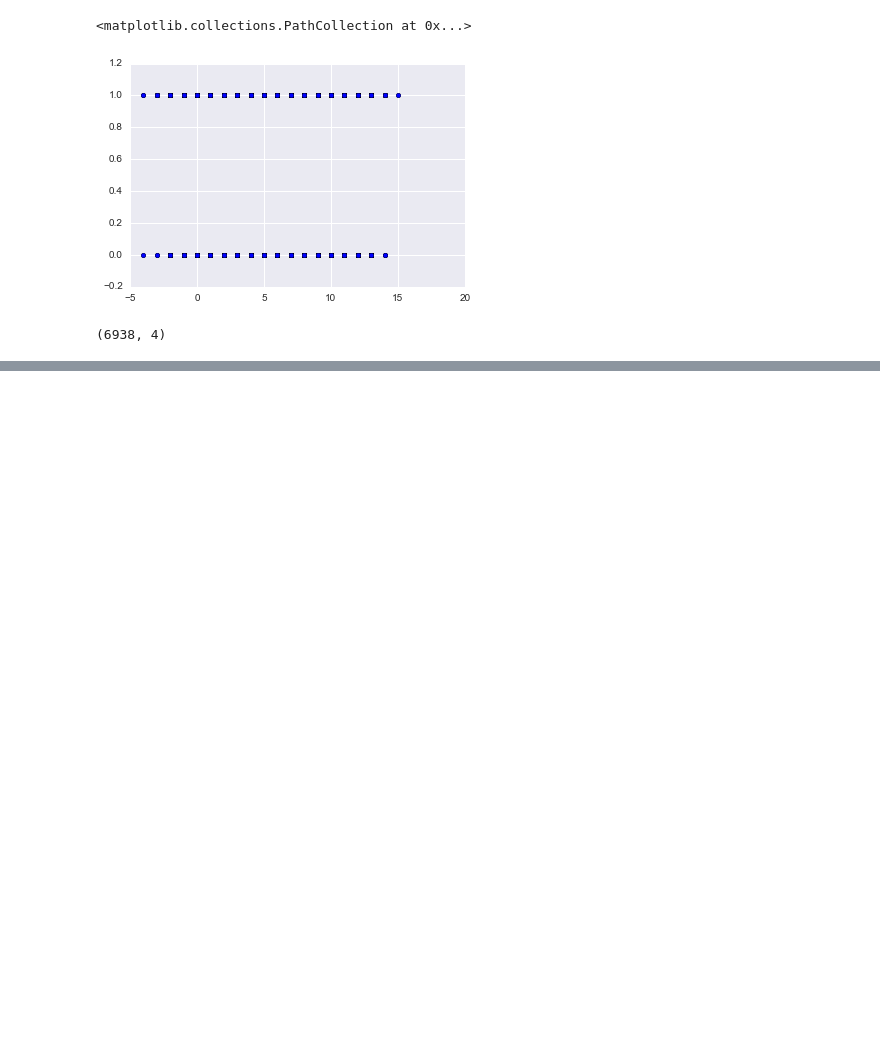
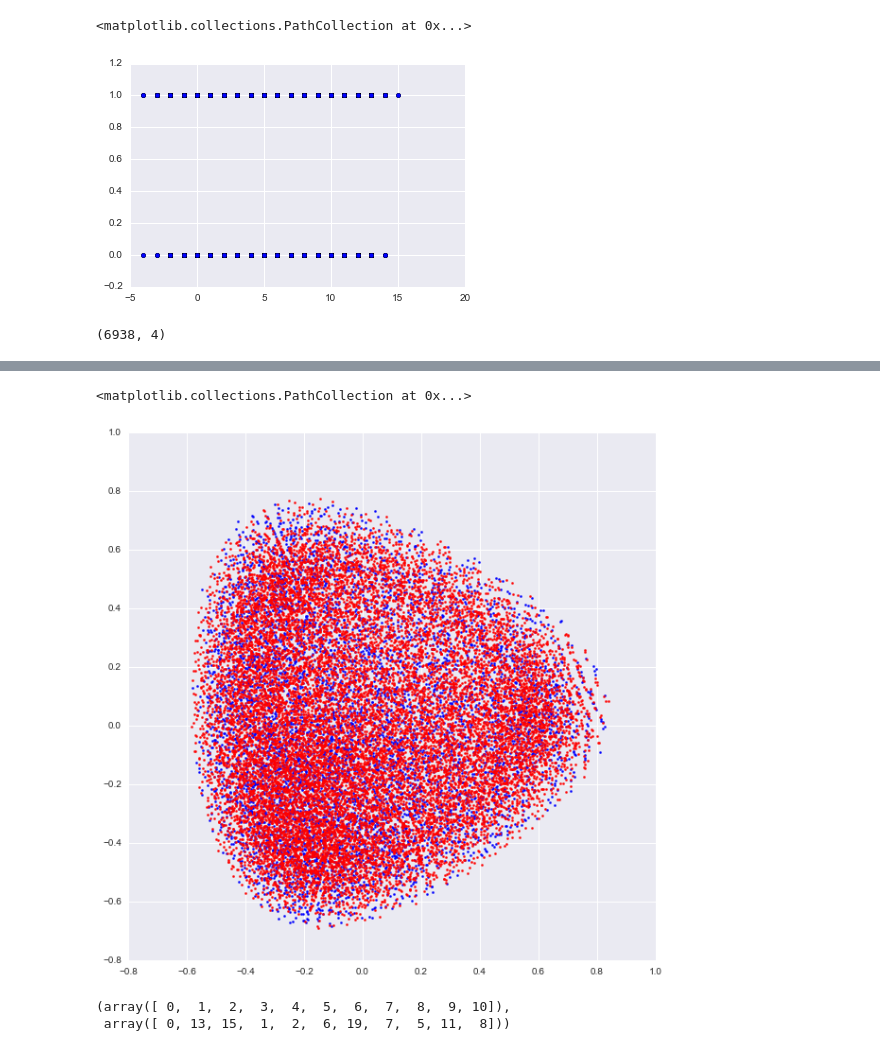
Before and after one commit to rtbs-dev/PyQNim, a Jupyter notebook: robber/robbery_q.ipynb, the cells around one changed output, grey strips where cells are left out. Saved outputs shown, nothing was run; the diff lists cells and outputs as text; code cells hidden in the pictures; blank space fills up the shorter version.

```diff
--- a/robber/robbery_q.ipynb
+++ b/robber/robbery_q.ipynb
@@ -206,0 +273,22 @@ sns.distplot(np.array(states)[who_rob==1][:,2])
+# %%
+from sklearn.manifold import SpectralEmbedding
+model = SpectralEmbedding(n_components=2)
+proj = model.fit_transform(np.array(states))
+# %%
+plt.figure(figsize=(10,10))
+plt.scatter(proj[:,0][control=='(0, 0, 0, 0)'], proj[:,1][control=='(0, 0, 0, 0)'], marker='.', color='b')
+plt.scatter(proj[:,0][control!='(0, 0, 0, 0)'], proj[:,1][control!='(0, 0, 0, 0)'], marker='.', color='r')
+# %% [output]
+<matplotlib.collections.PathCollection at 0x...>
+[figure, added]
+# %%
+X=np.array(states)
+st2 = X[:,1]
+sop = X[:,[0,2,3]]
+
+mask = np.unique([tuple(sorted(l)) for l in sop], return_index=True)
+
+mask
+# %% [output]
+(array([ 0,  1,  2,  3,  4,  5,  6,  7,  8,  9, 10]),
+ array([ 0, 13, 15,  1,  2,  6, 19,  7,  5, 11,  8]))
```
Also changed, not shown: parts of 19 cells of this notebook, 6 other files.
